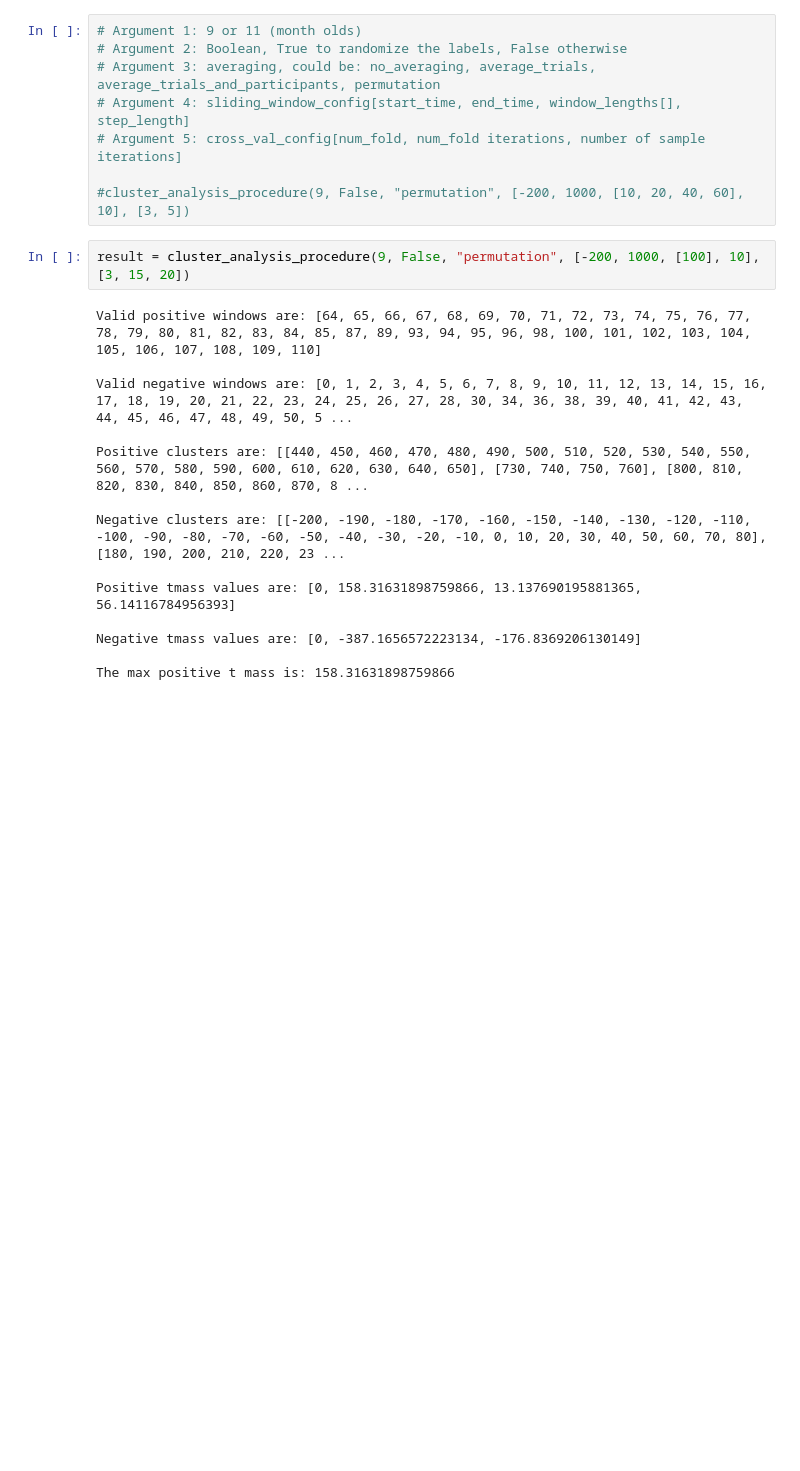
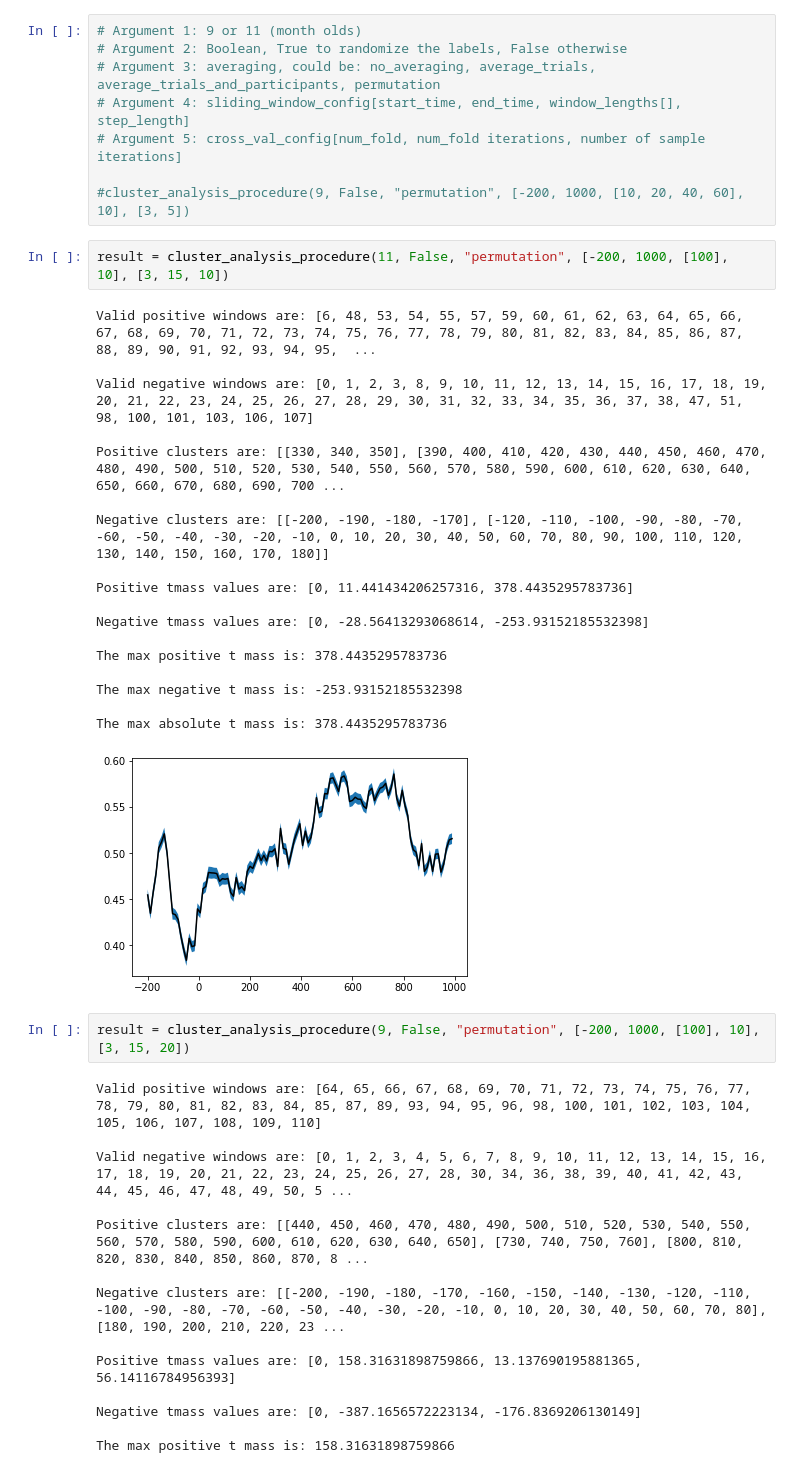
Before and after one commit to simpleParadox/jwlab_eeg, a Jupyter notebook: classification/notebooks/cluster_analysis_perm.ipynb, the cells around one changed output. Drawn from its saved outputs; the diff is of its cells as text; blank space fills up the shorter version.

Commit message:
data validation

```diff
--- a/classification/notebooks/cluster_analysis_perm.ipynb
+++ b/classification/notebooks/cluster_analysis_perm.ipynb
@@ -22,6 +91,27 @@ from matplotlib import pyplot as plt
 # Argument 5: cross_val_config[num_fold, num_fold iterations, number of sample iterations]
 
 #cluster_analysis_procedure(9, False, "permutation", [-200, 1000, [10, 20, 40, 60], 10], [3, 5])
+# %%
+result = cluster_analysis_procedure(11, False, "permutation", [-200, 1000, [100], 10], [3, 15, 10])
+# %% [output]
+Valid positive windows are: [6, 48, 53, 54, 55, 57, 59, 60, 61, 62, 63, 64, 65, 66, 67, 68, 69, 70, 71, 72, 73, 74, 75, 76, 77, 78, 79, 80, 81, 82, 83, 84, 85, 86, 87, 88, 89, 90, 91, 92, 93, 94, 95,  ...
+
+Valid negative windows are: [0, 1, 2, 3, 8, 9, 10, 11, 12, 13, 14, 15, 16, 17, 18, 19, 20, 21, 22, 23, 24, 25, 26, 27, 28, 29, 30, 31, 32, 33, 34, 35, 36, 37, 38, 47, 51, 98, 100, 101, 103, 106, 107]
+
+Positive clusters are: [[330, 340, 350], [390, 400, 410, 420, 430, 440, 450, 460, 470, 480, 490, 500, 510, 520, 530, 540, 550, 560, 570, 580, 590, 600, 610, 620, 630, 640, 650, 660, 670, 680, 690, 700 ...
+
+Negative clusters are: [[-200, -190, -180, -170], [-120, -110, -100, -90, -80, -70, -60, -50, -40, -30, -20, -10, 0, 10, 20, 30, 40, 50, 60, 70, 80, 90, 100, 110, 120, 130, 140, 150, 160, 170, 180]]
+
+Positive tmass values are: [0, 11.441434206257316, 378.4435295783736]
+
+Negative tmass values are: [0, -28.56413293068614, -253.93152185532398]
+
+The max positive t mass is: 378.4435295783736
+
+The max negative t mass is: -253.93152185532398
+
+The max absolute t mass is: 378.4435295783736
+[figure, added]
 # %%
 result = cluster_analysis_procedure(9, False, "permutation", [-200, 1000, [100], 10], [3, 15, 20])
 # %% [output]
```
Also changed, not shown: parts of 8 cells of this notebook, 1 other file.
